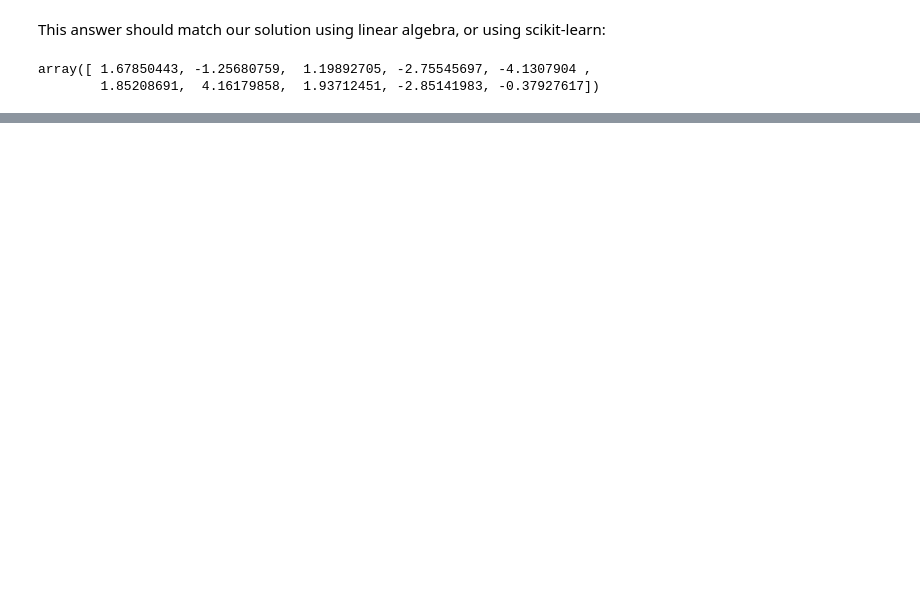
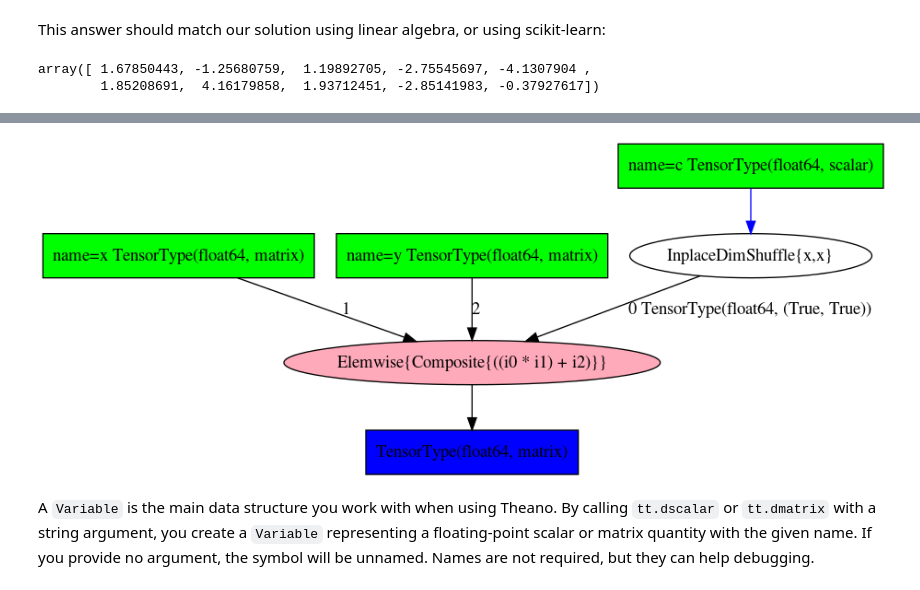
Before and after one commit to fonnesbeck/Bayes_Computing_Course, a Jupyter notebook: notebooks/Section0-Pre_Work.ipynb, the cells around one changed output, grey strips where cells are left out. Drawn from its saved outputs; the diff is of its cells as text; code cells hidden in the pictures; blank space fills up the shorter version.

Commit message:
Added Theano content to the pre-work

```diff
--- a/notebooks/Section0-Pre_Work.ipynb
+++ b/notebooks/Section0-Pre_Work.ipynb
@@ -263,0 +276,10 @@ array([ 1.67850443, -1.25680759,  1.19892705, -2.75545697, -4.1307904 ,
+# %%
+import numpy as np
+
+from theano import function, shared
+import theano.tensor as tt
+import theano
+
+c = tt.dscalar('c')
+x = tt.dmatrix('x')
+y = tt.dmatrix('y')
@@ -263,0 +311,2 @@ array([ 1.67850443, -1.25680759,  1.19892705, -2.75545697, -4.1307904 ,
+# %%
+z = c*x + y
@@ -263,0 +325,2 @@ array([ 1.67850443, -1.25680759,  1.19892705, -2.75545697, -4.1307904 ,
+# %%
+f = function([c, x, y], z)
@@ -263,0 +354,12 @@ array([ 1.67850443, -1.25680759,  1.19892705, -2.75545697, -4.1307904 ,
+# %%
+from IPython.display import Image
+
+Image(theano.printing.pydotprint(f, return_image=True))
+# %% [output]
+[figure, added]
+# %% [markdown]
+A `Variable` is the main data structure you work with when
+using Theano. By calling `tt.dscalar` or `tt.dmatrix` with a string argument, you create a
+`Variable` representing a floating-point scalar or matrix quantity with the
+given name. If you provide no argument, the symbol will be unnamed. Names
+are not required, but they can help debugging.
```
Also changed, not shown: parts of 23 cells of this notebook.
